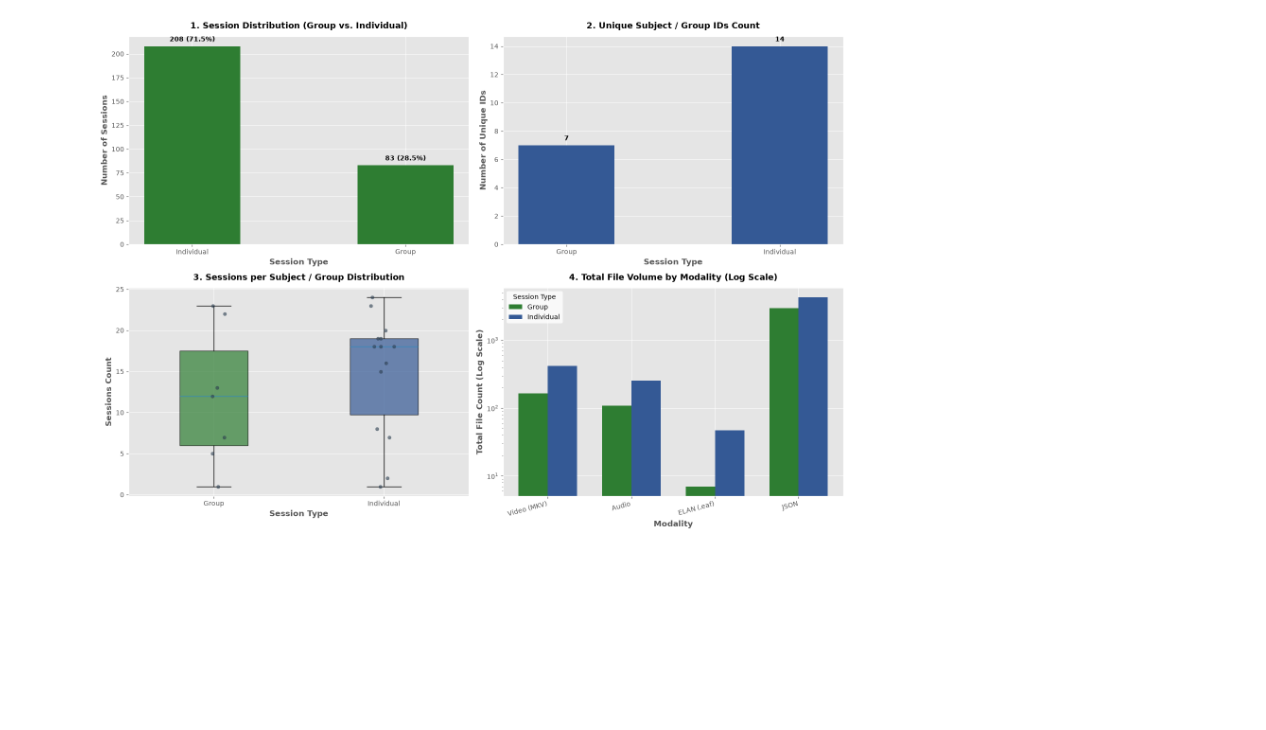
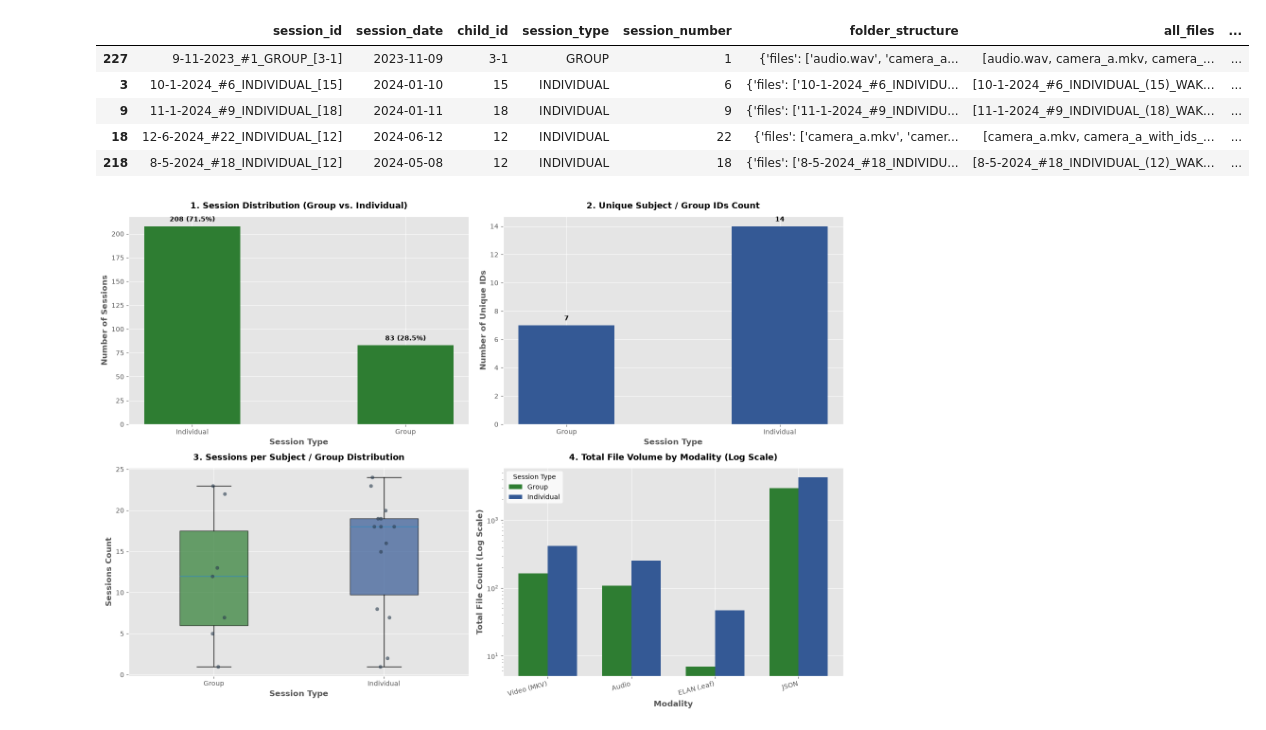
Before and after one commit to LiubovRev/idiap_work, a Jupyter notebook: notebooks/sessions_analysis.ipynb, the cells around one changed output. Saved outputs shown, nothing was run; the diff lists cells and outputs as text; code cells hidden in the pictures; blank space fills up the shorter version.

```diff
--- a/notebooks/sessions_analysis.ipynb
+++ b/notebooks/sessions_analysis.ipynb
@@ -330 +153,10 @@ plt.show()
+# %%
+df_clean.head()
+# %% [output]
+|  | session_id | session_date | child_id | session_type | session_number | folder_structure | all_files | ... |
+| 227 | 9-11-2023_#1_GROUP_[3-1] | 2023-11-09 | 3-1 | GROUP | 1 | {'files': ['audio.wav', 'camera_a... | [audio.wav, camera_a.mkv, camera_... | ... |
+| 3 | 10-1-2024_#6_INDIVIDUAL_[15] | 2024-01-10 | 15 | INDIVIDUAL | 6 | {'files': ['10-1-2024_#6_INDIVIDU... | [10-1-2024_#6_INDIVIDUAL_(15)_WAK... | ... |
+| 9 | 11-1-2024_#9_INDIVIDUAL_[18] | 2024-01-11 | 18 | INDIVIDUAL | 9 | {'files': ['11-1-2024_#9_INDIVIDU... | [11-1-2024_#9_INDIVIDUAL_(18)_WAK... | ... |
+| 18 | 12-6-2024_#22_INDIVIDUAL_[12] | 2024-06-12 | 12 | INDIVIDUAL | 22 | {'files': ['camera_a.mkv', 'camer... | [camera_a.mkv, camera_a_with_ids_... | ... |
+| 218 | 8-5-2024_#18_INDIVIDUAL_[12] | 2024-05-08 | 12 | INDIVIDUAL | 18 | {'files': ['8-5-2024_#18_INDIVIDU... | [8-5-2024_#18_INDIVIDUAL_(12)_WAK... | ... |
 # %%
```
Also changed, not shown: parts of 11 cells of this notebook.
